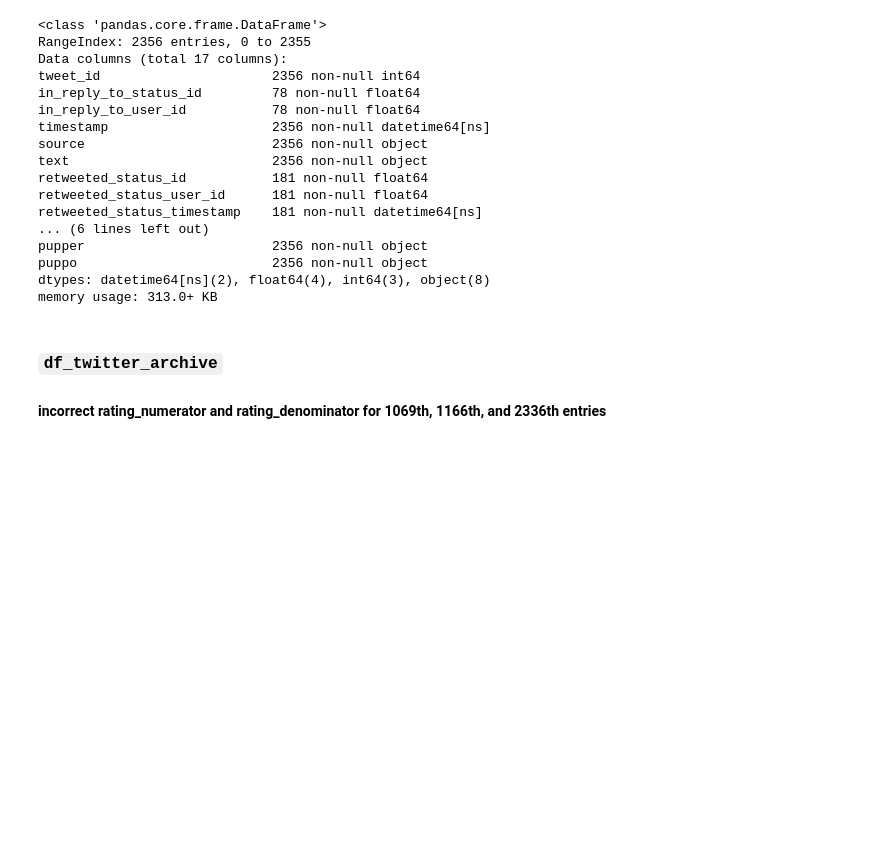
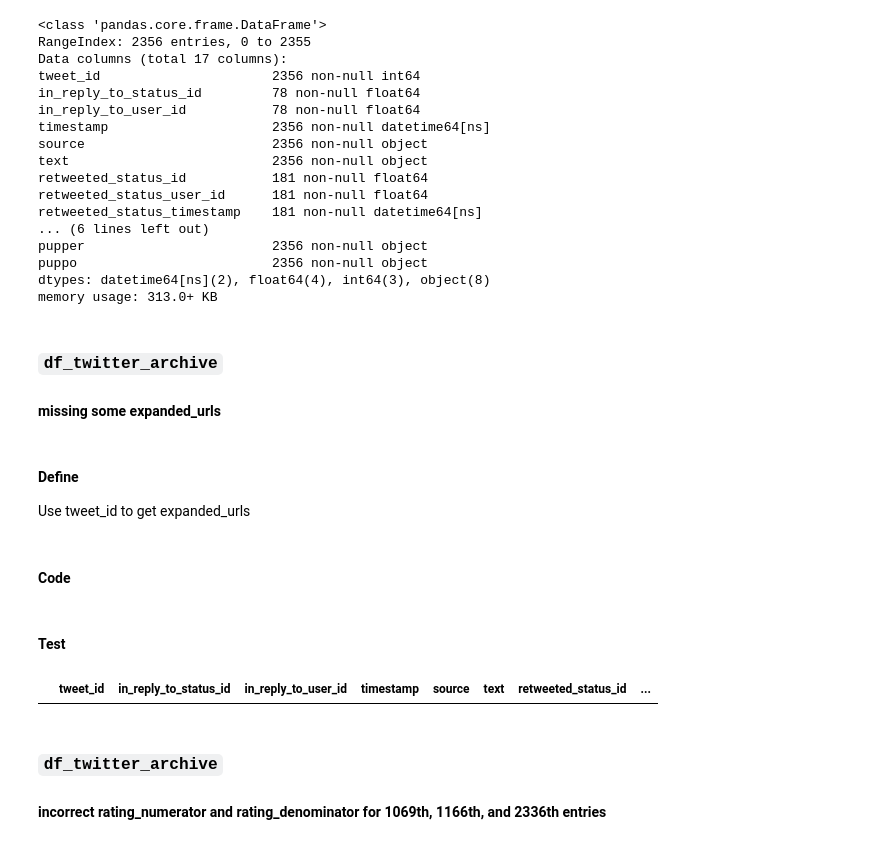
Before and after one commit to MrGeislinger/UdacityDAND_Proj_WrangleAndAnalyzeData, a Jupyter notebook: wrangle_act.ipynb, the cells around one changed output. Saved outputs shown, nothing was run; the diff lists cells and outputs as text; code cells hidden in the pictures; blank space fills up the shorter version.

```diff
--- a/wrangle_act.ipynb
+++ b/wrangle_act.ipynb
@@ -420,6 +411,39 @@ pupper                        2356 non-null object
 puppo                         2356 non-null object
 dtypes: datetime64[ns](2), float64(4), int64(3), object(8)
 memory usage: 313.0+ KB
+# %% [markdown]
+### `df_twitter_archive`
+#### **missing some expanded_urls**
+# %% [markdown]
+#### Define
+
+Use tweet_id to get expanded_urls
+# %% [markdown]
+#### Code
+# %%
+# If expanded_urls is null, add by using tweet id
+def add_urls(row):
+    # Don't do anything if expanded_urls is not null
+    if pd.notnull(row['expanded_urls']):
+        return row
+    else:
+        # Get tweet_id
+        tweet_id = row['tweet_id']
+        # Make new URL and save into expanded_urls
+        row['expanded_urls'] = 'https://twitter.com/dog_rates/status/{}'.format(tweet_id)
+        # return updated row
+        return row
+
+
+# Save dataframe with missing urls
+df_clean_twitter_archive = df_clean_twitter_archive.apply(add_urls, axis=1)
+# %% [markdown]
+#### Test
+# %%
+# Check that there are no empty expanded_urls
+df_clean_twitter_archive[df_clean_twitter_archive['expanded_urls'].isnull()]
+# %% [output]
+|  | tweet_id | in_reply_to_status_id | in_reply_to_user_id | timestamp | source | text | retweeted_status_id | ... |
 # %% [markdown]
 ### `df_twitter_archive`
 #### **incorrect rating_numerator and rating_denominator for 1069th, 1166th, and 2336th entries**
```
Also changed, not shown: parts of 4 cells of this notebook.
